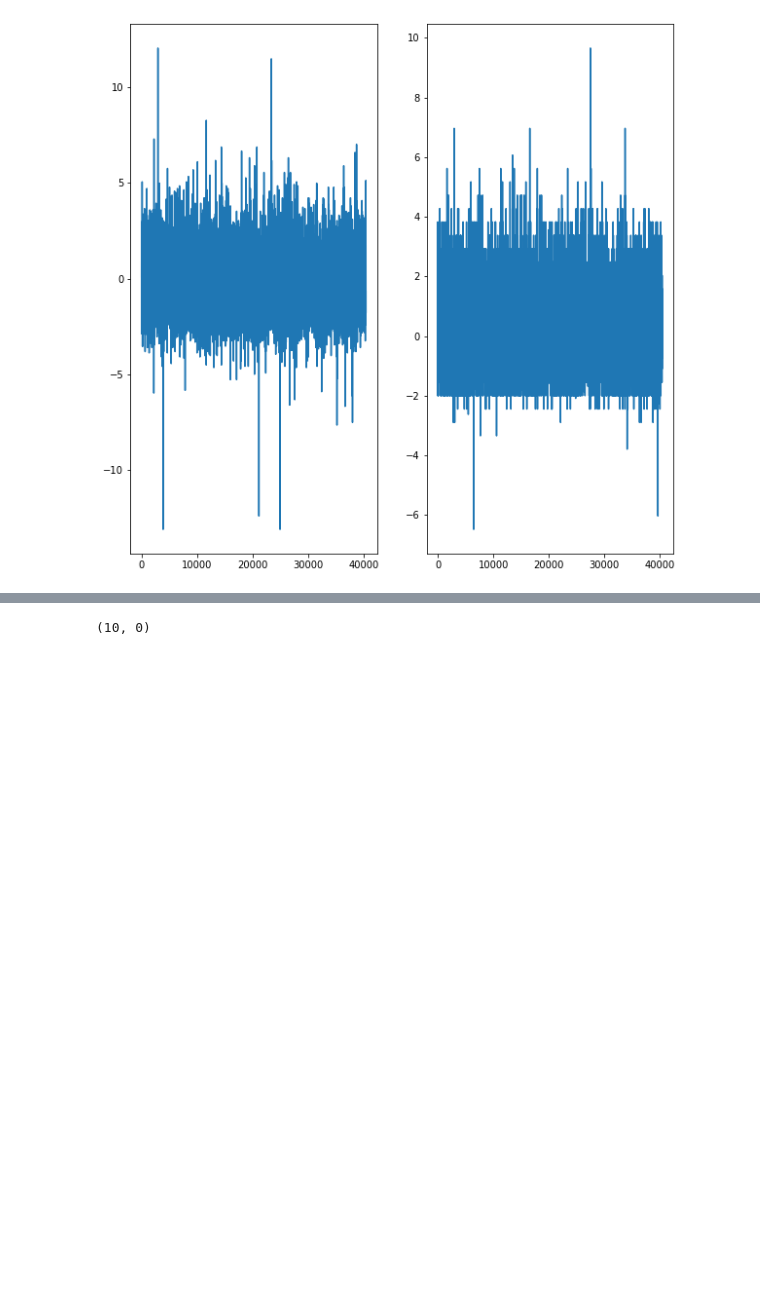
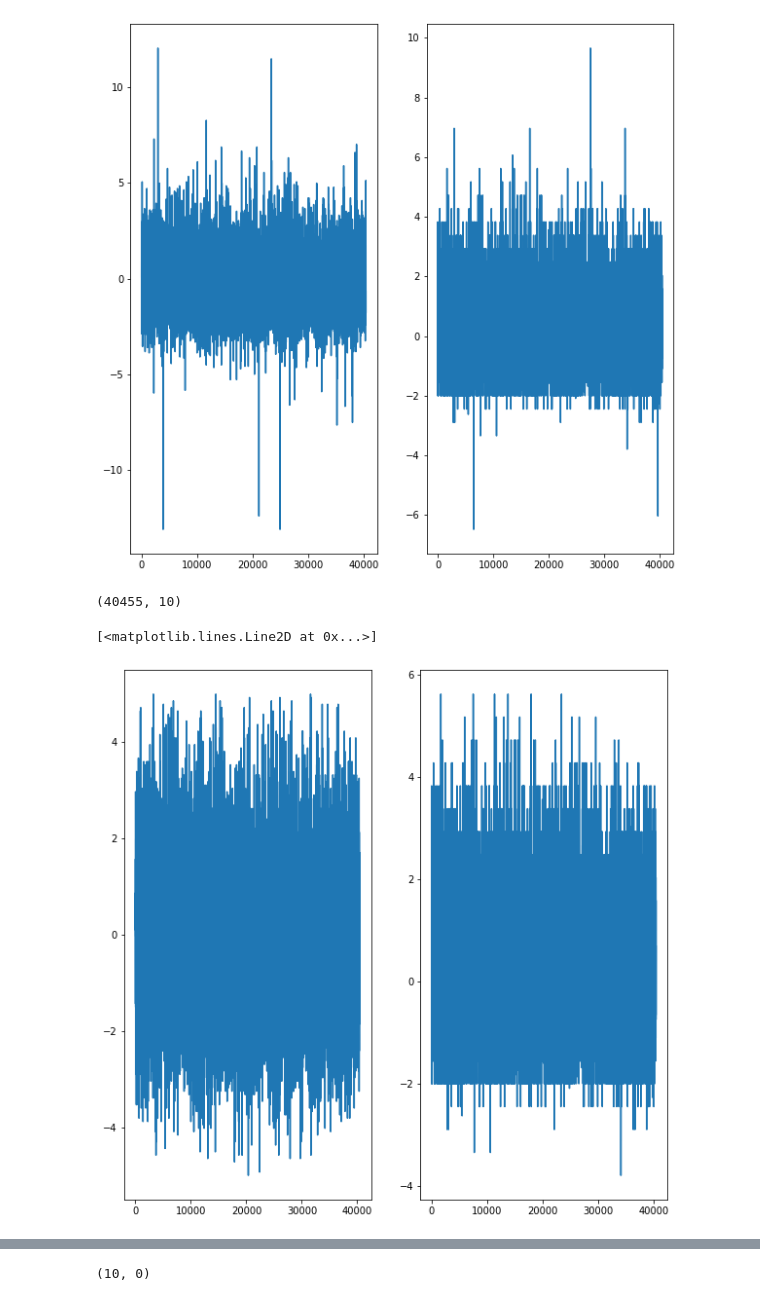
Before and after one commit to jm-cruz-d/Kaggle-project, a Jupyter notebook: diamond.ipynb, the cells around one changed output, grey strips where cells are left out. Saved outputs shown, nothing was run; the diff lists cells and outputs as text; code cells hidden in the pictures; blank space fills up the shorter version.

```diff
--- a/diamond.ipynb
+++ b/diamond.ipynb
@@ -210,3 +214,17 @@ axs[1].plot(diamond['table'])
 # %% [output]
 [<matplotlib.lines.Line2D at 0x...>]
 [figure]
+# %%
+diamond.shape
+# %% [output]
+(40455, 10)
+# %%
+diamond = diamond[(diamond['depth']>=-5 ) & (diamond['depth']<=5)]
+diamond = diamond[(diamond['table']>=-5 ) & (diamond['table']<=6)]
+# %%
+fig, axs = plt.subplots(1, 2, figsize=(10,10))
+axs[0].plot(diamond['depth'])
+axs[1].plot(diamond['table'])
+# %% [output]
+[<matplotlib.lines.Line2D at 0x...>]
+[figure, added]
```
Also changed, not shown: parts of 22 cells of this notebook, 2 other files.
